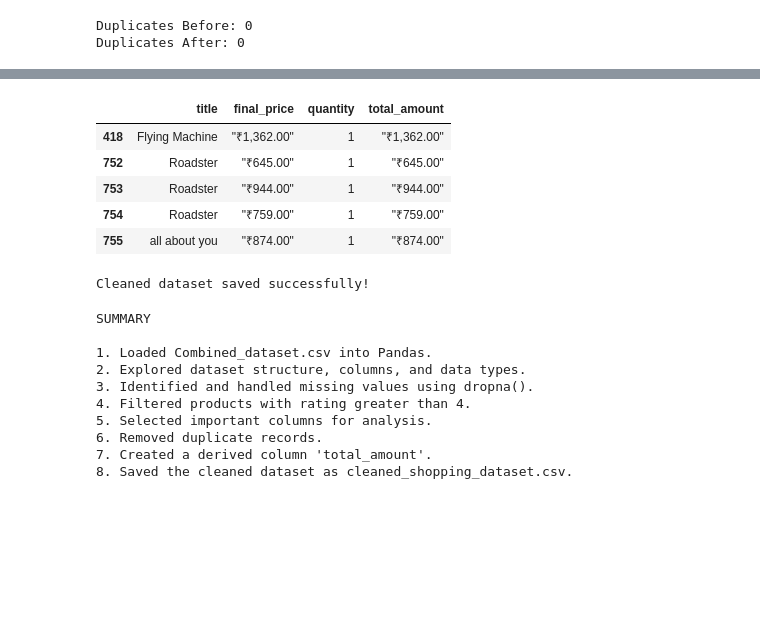
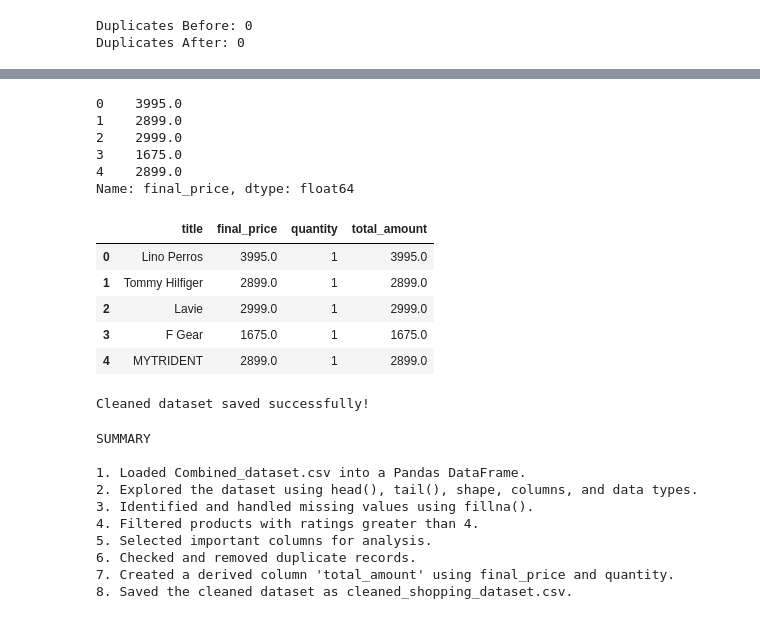
Before and after one commit to princeyadav72489-lab/Shopping-dataset-analysis, a Jupyter notebook: Shopping_Dataset_Analysis.ipynb, the cells around one changed output, grey strips where cells are left out. Saved outputs shown, nothing was run; the diff lists cells and outputs as text; code cells hidden in the pictures; blank space fills up the shorter version.

```diff
--- a/Shopping_Dataset_Analysis.ipynb
+++ b/Shopping_Dataset_Analysis.ipynb
@@ -60,8 +122,0 @@ print(df.columns.tolist())
-# %%
-import pandas as pd
-import os
-
-csv_file = os.path.join(path, "Combined_dataset.csv")
-df = pd.read_csv(csv_file)
-
-df.head()
@@ -75,0 +143,4 @@ df.head()
+# %%
+df = df.fillna("Not Available")
+
+print(df.shape)
@@ -143,4 +195,0 @@ dtype: int64
-# %%
-df = df.dropna()
-
-print("New Shape:", df.shape)
@@ -181,15 +239,33 @@ Duplicates After: 0
+# %%
+df["final_price"] = (
+    df["final_price"]
+    .astype(str)
+    .str.replace("₹", "", regex=False)
+    .str.replace(",", "", regex=False)
+    .str.replace('"', "", regex=False)
+)
+
+df["final_price"] = pd.to_numeric(df["final_price"], errors="coerce")
+
+print(df["final_price"].head())
+# %% [output]
+0    3995.0
+1    2899.0
+2    2999.0
+3    1675.0
+4    2899.0
+Name: final_price, dtype: float64
 # %%
-df["quantity"] = 1
 df["total_amount"] = df["final_price"] * df["quantity"]
 
-display(df[["title", "final_price", "quantity", "total_amount"]].head())
+df[["title", "final_price", "quantity", "total_amount"]].head()
 # %% [output]
 |  | title | final_price | quantity | total_amount |
-| 418 | Flying Machine | "₹1,362.00" | 1 | "₹1,362.00" |
-| 752 | Roadster | "₹645.00" | 1 | "₹645.00" |
-| 753 | Roadster | "₹944.00" | 1 | "₹944.00" |
-| 754 | Roadster | "₹759.00" | 1 | "₹759.00" |
-| 755 | all about you | "₹874.00" | 1 | "₹874.00" |
+| 0 | Lino Perros | 3995.0 | 1 | 3995.0 |
+| 1 | Tommy Hilfiger | 2899.0 | 1 | 2899.0 |
+| 2 | Lavie | 2999.0 | 1 | 2999.0 |
+| 3 | F Gear | 1675.0 | 1 | 1675.0 |
+| 4 | MYTRIDENT | 2899.0 | 1 | 2899.0 |
 # %%
 df.to_csv("cleaned_shopping_dataset.csv", index=False)
 
@@ -200,23 +276,23 @@ Cleaned dataset saved successfully!
 print("""
 SUMMARY
 
-1. Loaded Combined_dataset.csv into Pandas.
-2. Explored dataset structure, columns, and data types.
-3. Identified and handled missing values using dropna().
-4. Filtered products with rating greater than 4.
+1. Loaded Combined_dataset.csv into a Pandas DataFrame.
+2. Explored the dataset using head(), tail(), shape, columns, and data types.
+3. Identified and handled missing values using fillna().
+4. Filtered products with ratings greater than 4.
 5. Selected important columns for analysis.
-6. Removed duplicate records.
-7. Created a derived column 'total_amount'.
+6. Checked and removed duplicate records.
+7. Created a derived column 'total_amount' using final_price and quantity.
 8. Saved the cleaned dataset as cleaned_shopping_dataset.csv.
 """)
 # %% [output]
 SUMMARY
 
-1. Loaded Combined_dataset.csv into Pandas.
-2. Explored dataset structure, columns, and data types.
-3. Identified and handled missing values using dropna().
-4. Filtered products with rating greater than 4.
+1. Loaded Combined_dataset.csv into a Pandas DataFrame.
+2. Explored the dataset using head(), tail(), shape, columns, and data types.
+3. Identified and handled missing values using fillna().
+4. Filtered products with ratings greater than 4.
 5. Selected important columns for analysis.
-6. Removed duplicate records.
-7. Created a derived column 'total_amount'.
+6. Checked and removed duplicate records.
+7. Created a derived column 'total_amount' using final_price and quantity.
 8. Saved the cleaned dataset as cleaned_shopping_dataset.csv.
```
Also changed, not shown: parts of 14 cells of this notebook.
